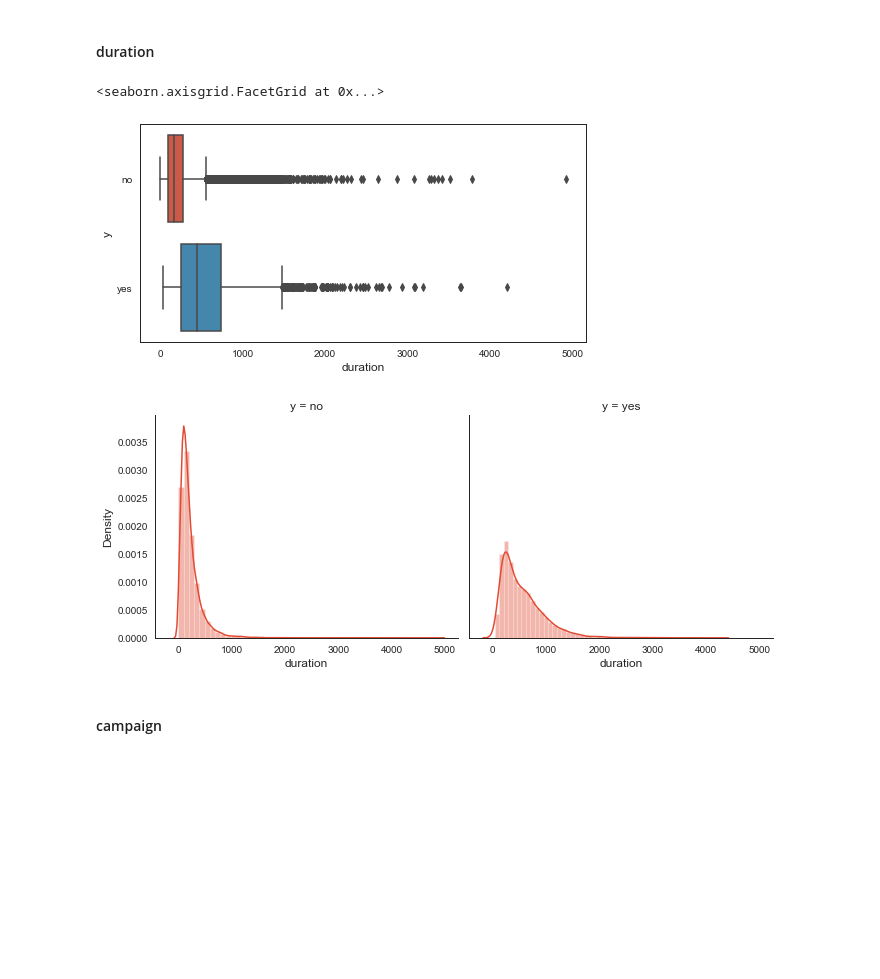
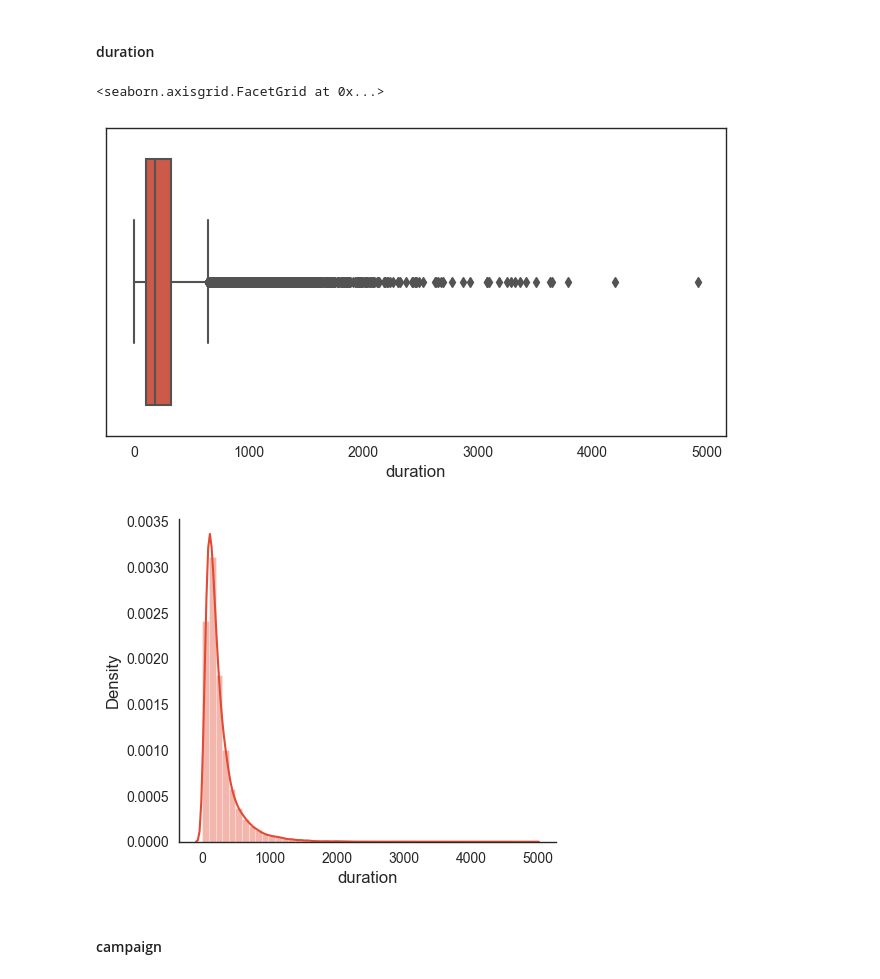
Before and after one commit to XIRZC/bank-telemarketing-analysis, a Jupyter notebook: Bank_Telemarketing_Data_Mining.ipynb, the cells around one changed output. Cells and saved outputs as stored; diff of their text form; code cells hidden in the pictures; blank space fills up the shorter version.

```diff
--- a/Bank_Telemarketing_Data_Mining.ipynb
+++ b/Bank_Telemarketing_Data_Mining.ipynb
@@ -348,13 +350,15 @@ fg.map(sns.histplot, 'age', bins=20)
 #### duration
 # %%
 plt.figure(figsize=(8,4))
-sns.boxplot(x='duration', y='y', data=data)
-fg=sns.FacetGrid(data=data, col='y', height=4, aspect=1.2)
+# sns.boxplot(x='duration', y='y', data=data)
+# fg=sns.FacetGrid(data=data, col='y', height=4, aspect=1.2)
+sns.boxplot(x='duration', data=data)
+fg=sns.FacetGrid(data=data, height=4, aspect=1.2)
 fg.map(sns.distplot, 'duration')
 # %% [output]
 <seaborn.axisgrid.FacetGrid at 0x...>
-[figure, old version]
+[figure, new version]
-[figure, old version]
+[figure, new version]
 # %% [markdown]
 #### campaign
 # %%
```
Also changed, not shown: parts of 43 cells of this notebook, 7 other files.
